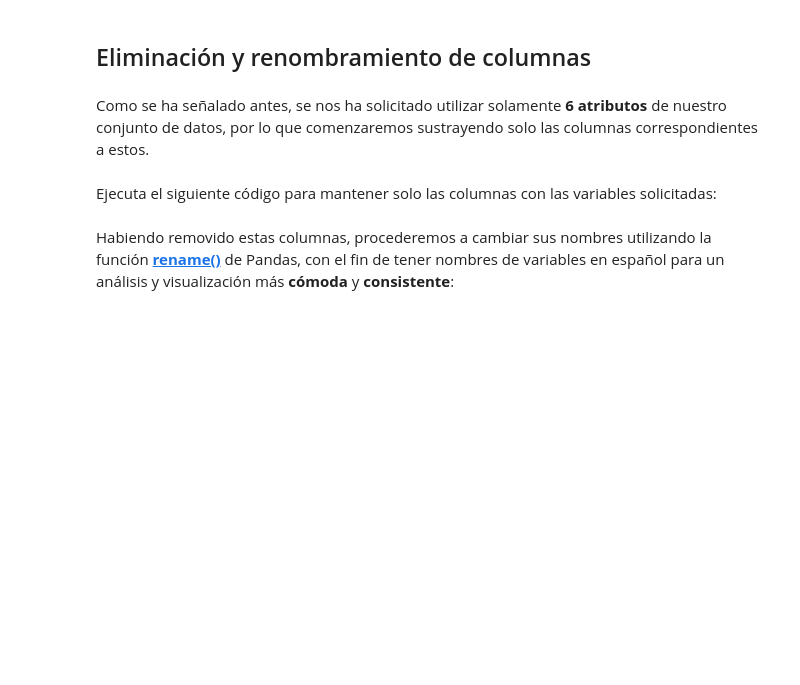
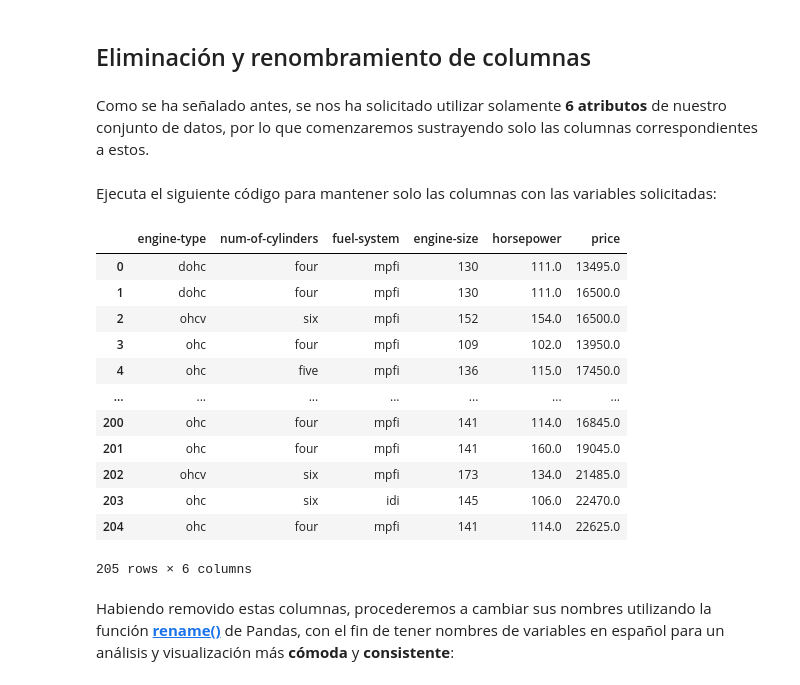
Before and after one commit to DanielDialektico/ML-Grafos, a Jupyter notebook: Preprocesamiento/Preprocesamiento_intro.ipynb, the cells around one changed output. Cells and saved outputs as stored; diff of their text form; code cells hidden in the pictures; blank space fills up the shorter version.

```diff
--- a/Preprocesamiento/Preprocesamiento_intro.ipynb
+++ b/Preprocesamiento/Preprocesamiento_intro.ipynb
@@ -96,8 +121,22 @@ Como se ha señalado antes, se nos ha solicitado utilizar solamente **6 atributo
 Ejecuta el siguiente código para mantener solo las columnas con las variables solicitadas:
 # %%
 # Se mantienen solo las columnas con las características deseadas y se imprime el resultado.
-dataset = dataset = dataset.loc[:, ['engine-type', 'num-of-cylinders', 'fuel-system', 'engine-size', 'horsepower', 'price']]
+dataset = dataset.loc[:, ['engine-type', 'num-of-cylinders', 'fuel-system', 'engine-size', 'horsepower', 'price']]
 dataset
+# %% [output]
+|  | engine-type | num-of-cylinders | fuel-system | engine-size | horsepower | price |
+| 0 | dohc | four | mpfi | 130 | 111.0 | 13495.0 |
+| 1 | dohc | four | mpfi | 130 | 111.0 | 16500.0 |
+| 2 | ohcv | six | mpfi | 152 | 154.0 | 16500.0 |
+| 3 | ohc | four | mpfi | 109 | 102.0 | 13950.0 |
+| 4 | ohc | five | mpfi | 136 | 115.0 | 17450.0 |
+| ... | ... | ... | ... | ... | ... | ... |
+| 200 | ohc | four | mpfi | 141 | 114.0 | 16845.0 |
+| 201 | ohc | four | mpfi | 141 | 160.0 | 19045.0 |
+| 202 | ohcv | six | mpfi | 173 | 134.0 | 21485.0 |
+| 203 | ohc | six | idi | 145 | 106.0 | 22470.0 |
+| 204 | ohc | four | mpfi | 141 | 114.0 | 22625.0 |
+205 rows × 6 columns
 # %% [markdown]
 Habiendo removido estas columnas, procederemos a cambiar sus nombres utilizando la función **[rename()](https://pandas.pydata.org/docs/reference/api/pandas.DataFrame.rename.html)** de Pandas, con el fin de tener nombres de variables en español para un análisis y visualización más **cómoda** y **consistente**:
 # %%
```
Also changed, not shown: parts of 18 cells of this notebook.
